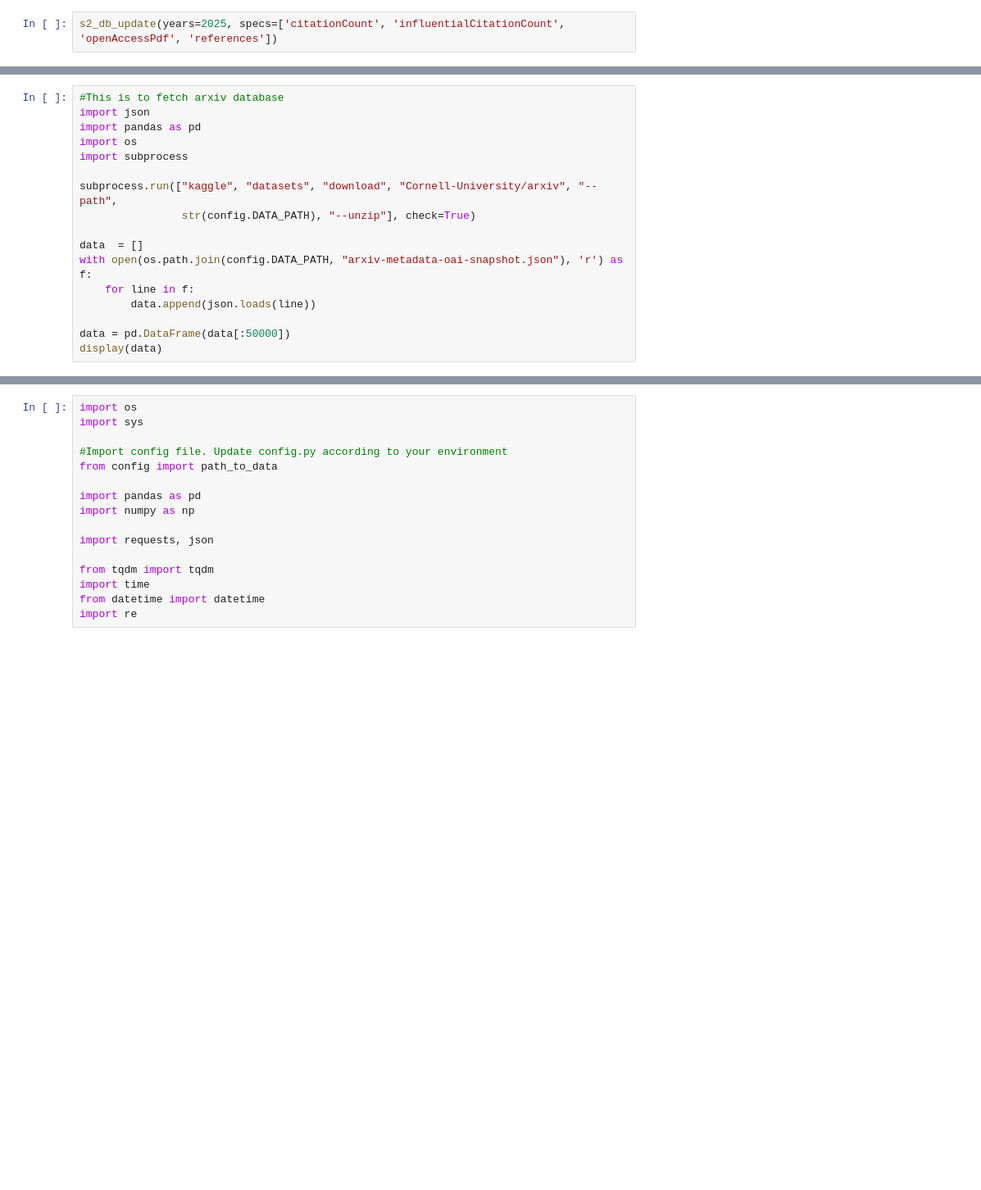
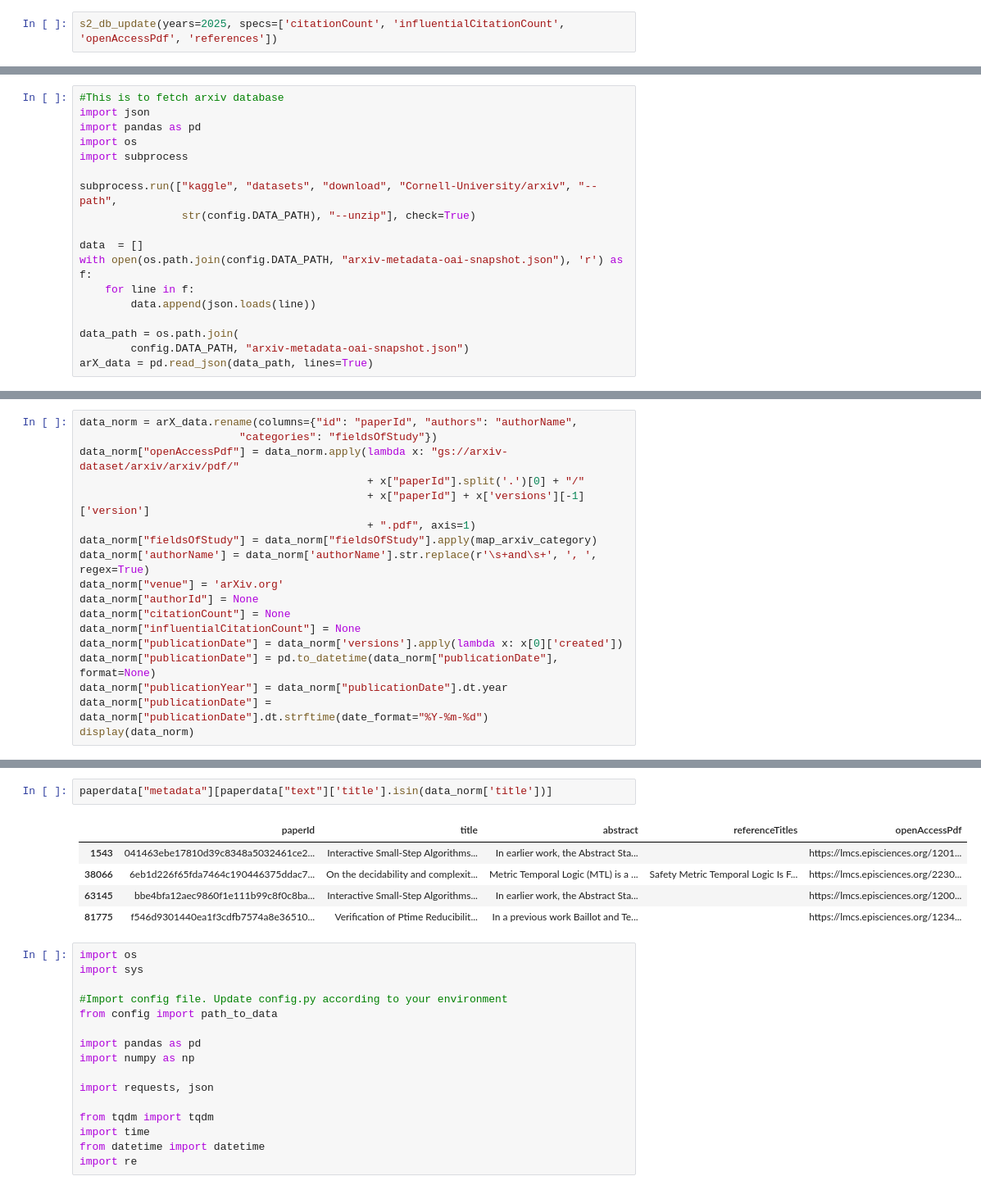
Before and after one commit to justjul/asXai, a Jupyter notebook: notebooks/fetch_database.ipynb, the cells around one changed output, grey strips where cells are left out. Shown at 82% size. Drawn from its saved outputs; the diff is of its cells as text; blank space fills up the shorter version.

```diff
--- a/notebooks/fetch_database.ipynb
+++ b/notebooks/fetch_database.ipynb
@@ -31,5 +66,6 @@ with open(os.path.join(config.DATA_PATH, "arxiv-metadata-oai-snapshot.json"), 'r
     for line in f:
         data.append(json.loads(line))
 
-data = pd.DataFrame(data[:50000])
-display(data)
+data_path = os.path.join(
+        config.DATA_PATH, "arxiv-metadata-oai-snapshot.json")
+arX_data = pd.read_json(data_path, lines=True)
@@ -49,0 +114,18 @@ display(data)
+# %%
+data_norm = arX_data.rename(columns={"id": "paperId", "authors": "authorName",
+                         "categories": "fieldsOfStudy"})
+data_norm["openAccessPdf"] = data_norm.apply(lambda x: "gs://arxiv-dataset/arxiv/arxiv/pdf/"
+                                             + x["paperId"].split('.')[0] + "/"
+                                             + x["paperId"] + x['versions'][-1]['version']
+                                             + ".pdf", axis=1)
+data_norm["fieldsOfStudy"] = data_norm["fieldsOfStudy"].apply(map_arxiv_category)
+data_norm['authorName'] = data_norm['authorName'].str.replace(r'\s+and\s+', ', ', regex=True)
+data_norm["venue"] = 'arXiv.org'
+data_norm["authorId"] = None
+data_norm["citationCount"] = None
+data_norm["influentialCitationCount"] = None
+data_norm["publicationDate"] = data_norm['versions'].apply(lambda x: x[0]['created'])
+data_norm["publicationDate"] = pd.to_datetime(data_norm["publicationDate"], format=None)
+data_norm["publicationYear"] = data_norm["publicationDate"].dt.year
+data_norm["publicationDate"] = data_norm["publicationDate"].dt.strftime(date_format="%Y-%m-%d")
+display(data_norm)
@@ -50,3 +200,11 @@ display(data)
+# %%
+paperdata["metadata"][paperdata["text"]['title'].isin(data_norm['title'])]
+# %% [output]
+|  | paperId | title | abstract | referenceTitles | openAccessPdf |
+| 1543 | 041463ebe17810d39c8348a5032461ce2... | Interactive Small-Step Algorithms... | In earlier work, the Abstract Sta... |  | https://lmcs.episciences.org/1201... |
+| 38066 | 6eb1d226f65fda7464c190446375ddac7... | On the decidability and complexit... | Metric Temporal Logic (MTL) is a ... | Safety Metric Temporal Logic Is F... | https://lmcs.episciences.org/2230... |
+| 63145 | bbe4bfa12aec9860f1e111b99c8f0c8ba... | Interactive Small-Step Algorithms... | In earlier work, the Abstract Sta... |  | https://lmcs.episciences.org/1200... |
+| 81775 | f546d9301440ea1f3cdfb7574a8e36510... | Verification of Ptime Reducibilit... | In a previous work Baillot and Te... |  | https://lmcs.episciences.org/1234... |
 # %%
 import os
 import sys
```
Also changed, not shown: parts of 9 cells of this notebook, 8 other files.
